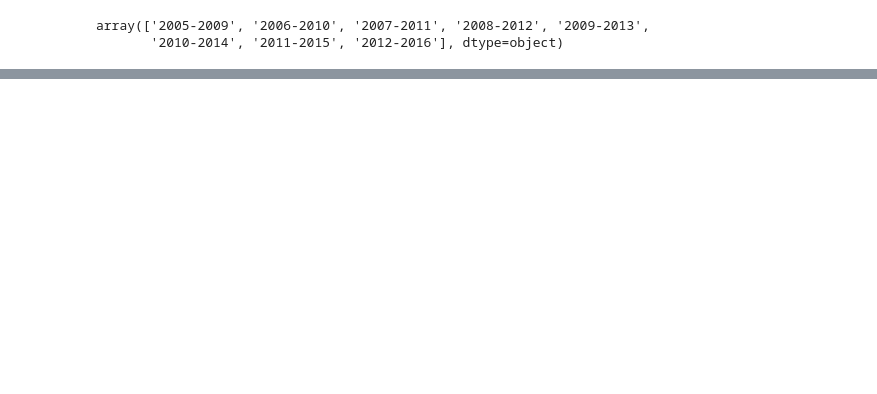
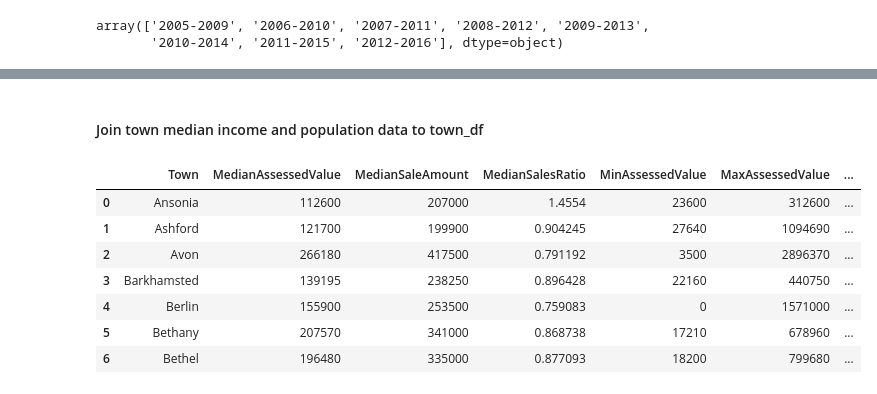
Before and after one commit to jamiekasulis/ct_real_estate_sales, a Jupyter notebook: Data Exploration.ipynb, the cells around one changed output, grey strips where cells are left out. Saved outputs shown, nothing was run; the diff lists cells and outputs as text; code cells hidden in the pictures; blank space fills up the shorter version.

```diff
--- a/Data Exploration.ipynb
+++ b/Data Exploration.ipynb
@@ -1189,7 +706,7 @@ def clean_town_population_df(raw_df):
     # Split up column pairs
     town_pop_section_1 = clean_df[['Town', 'Est. Pop.']]
     town_pop_section_2 = clean_df[['Town.1', 'Est. Pop..1']]
-    town_pop_section_3 = clean_df[['Town.2', 'Est. Pop..3']]
+    town_pop_section_3 = clean_df[['Town.2', 'Est. Pop..2']]
     town_pop_section_4 = clean_df[['Town.3', 'Est. Pop..3']]
 
     # Trim off the NaN rows at the end of each section
@@ -1205,5 +722,13 @@ def clean_town_population_df(raw_df):
     town_pop_section_3.columns = columns
     town_pop_section_4.columns = columns
 
-    clean_df = pd.concat([town_pop_section_1, town_pop_section_2, town_pop_section_3, town_pop_section_4])
+    clean_df = pd.concat([town_pop_section_1, town_pop_section_2, town_pop_section_3, town_pop_section_4]).reset_index(drop=True)
+
+
+    for index in clean_df.index:
+        # remove commas
+        clean_df.loc[index, 'Population'] = str(clean_df.iloc[index]['Population']).replace(',','')
+
+    clean_df['Population'] = clean_df['Population'].astype(float)
+
     return clean_df
@@ -1249,6 +775,12 @@ def clean_town_income_df(raw_df):
     clean_df = clean_df[clean_df['Town'] != 'Connecticut'] # Remove it from middle of df
     clean_df = pd.concat([ct_row, clean_df]) # Add CT back to top
 
+    # Drop unwanted columns
+    clean_df = clean_df[['Town', 'FIPS', 'Value']]
+
+    # Rename columns
+    clean_df.columns = ['Town', 'FIPS', 'MedianHouseholdIncome']
+
     return clean_df.reset_index(drop=True)
 # %%
 town_income_df = clean_town_income_df(raw_town_income_data)
@@ -1263,0 +799,24 @@ town_income_df.tail()
+# %% [markdown]
+#### Join town median income and population data to town_df
+# %%
+def add_population_and_income_data(df, town_pop, town_income):
+    """
+    Assuming df has Town names, will join data from town_income_df and town_population_df by town.
+    Specifically, grabs 'Population' from town_pop and 'MedianHouseholdIncome', as well as 'FIPS', from town_income.
+    """
+    new_df = df.copy()
+    new_df = df.merge(right = town_pop[['Town','Population']], on='Town')
+    new_df = new_df.merge(right = town_income[['Town','MedianHouseholdIncome','FIPS']], on = 'Town')
+    return new_df
+# %%
+town_df_copy = add_population_and_income_data(town_df, town_pop_df, town_income_df)
+town_df_copy.head(7)
+# %% [output]
+|  | Town | MedianAssessedValue | MedianSaleAmount | MedianSalesRatio | MinAssessedValue | MaxAssessedValue | ... |
+| 0 | Ansonia | 112600 | 207000 | 1.4554 | 23600 | 312600 | ... |
+| 1 | Ashford | 121700 | 199900 | 0.904245 | 27640 | 1094690 | ... |
+| 2 | Avon | 266180 | 417500 | 0.791192 | 3500 | 2896370 | ... |
+| 3 | Barkhamsted | 139195 | 238250 | 0.896428 | 22160 | 440750 | ... |
+| 4 | Berlin | 155900 | 253500 | 0.759083 | 0 | 1571000 | ... |
+| 5 | Bethany | 207570 | 341000 | 0.868738 | 17210 | 678960 | ... |
+| 6 | Bethel | 196480 | 335000 | 0.877093 | 18200 | 799680 | ... |
```
Also changed, not shown: parts of 76 cells of this notebook.
